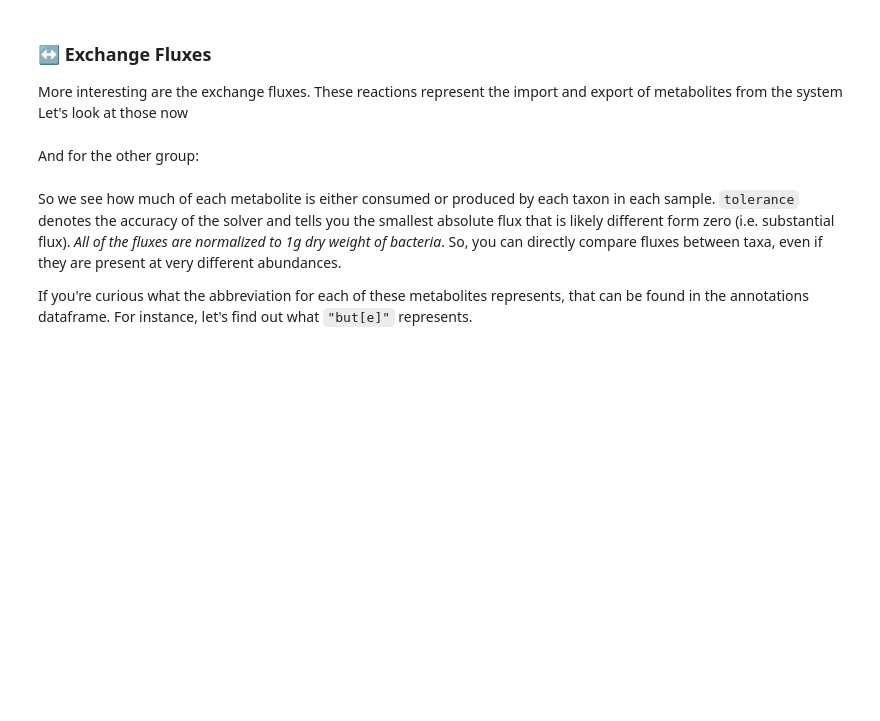
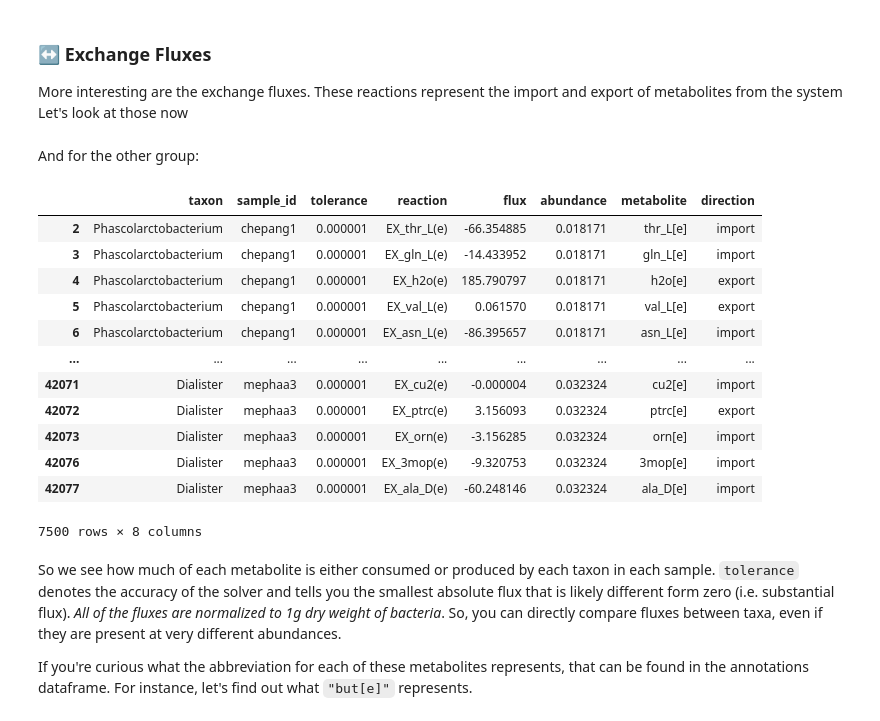
Before and after one commit to Gibbons-Lab/isb_course_2022, a Jupyter notebook: micom.ipynb, the cells around one changed output. Drawn from its saved outputs; the diff is of its cells as text; code cells hidden in the pictures; blank space fills up the shorter version.

```diff
--- a/micom.ipynb
+++ b/micom.ipynb
@@ -171,10 +224,10 @@ Great, now we have our media & our models, it's time to get growing. We'll grow
 from micom.workflows import grow
 import pickle
 
-unmatched_growth = grow(manifest, "models", unmatched_medium, tradeoff=0.5, threads=2)
+western_growth = grow(manifest, "models", western_medium, tradeoff=0.5, threads=2)
 
 # We'll save the results to a file
-pickle.dump(unmatched_growth, open("unmatched_growth.pickle", "wb"))
+pickle.dump(western_growth, open("western_growth.pickle", "wb"))
 # %% [markdown]
 If that takes too long or was aborted, we can read it in from the treasure chest.
 # %%
@@ -183,16 +236,16 @@ If that takes too long or was aborted, we can read it in from the treasure chest
 import pickle
 
 try:
-  unmatched_growth
+  western_growth
 except NameError:
-  unmatched_growth = pickle.load(open("treasure_chest/unmatched_growth.pickle", "rb"))
+  western_growth = pickle.load(open("treasure_chest/western_growth.pickle", "rb"))
 # %% [markdown]
 Now we'll do the same, but with the constructed medium representing the diet of these indigenous communities.
 # %%
 from micom.workflows import grow
 import pickle
 
-matched_growth = grow(manifest, "models", matched_medium, tradeoff=0.5, threads=2)
+traditional_growth = grow(manifest, "models", traditional_medium, tradeoff=0.5, threads=2)
 
 # We'll save the results to a file
-pickle.dump(matched_growth, open("treasure_chest/matched_growth.pickle", "wb"))
+pickle.dump(traditional_growth, open("treasure_chest/traditional_growth.pickle", "wb"))
@@ -204,9 +260,9 @@ Again, if that takes too long or was aborted, we can read it in from the treasur
 import pickle
 
 try:
-  matched_growth
+  traditional_growth
 except NameError:
-  matched_growth = pickle.load(open("treasure_chest/matched_growth.pickle", "rb"))
+  traditional_growth = pickle.load(open("treasure_chest/traditional_growth.pickle", "rb"))
 # %% [markdown]
 What kind of results did we get? Well, `grow` returns a tuple of 3 data sets:
 
@@ -230,7 +296,21 @@ unmatched_growth.exchanges
 # %% [markdown]
 And for the other group:
 # %%
-matched_growth.exchanges
+traditional_growth.exchanges
+# %% [output]
+|  | taxon | sample_id | tolerance | reaction | flux | abundance | metabolite | direction |
+| 2 | Phascolarctobacterium | chepang1 | 0.000001 | EX_thr_L(e) | -66.354885 | 0.018171 | thr_L[e] | import |
+| 3 | Phascolarctobacterium | chepang1 | 0.000001 | EX_gln_L(e) | -14.433952 | 0.018171 | gln_L[e] | import |
+| 4 | Phascolarctobacterium | chepang1 | 0.000001 | EX_h2o(e) | 185.790797 | 0.018171 | h2o[e] | export |
+| 5 | Phascolarctobacterium | chepang1 | 0.000001 | EX_val_L(e) | 0.061570 | 0.018171 | val_L[e] | export |
+| 6 | Phascolarctobacterium | chepang1 | 0.000001 | EX_asn_L(e) | -86.395657 | 0.018171 | asn_L[e] | import |
+| ... | ... | ... | ... | ... | ... | ... | ... | ... |
+| 42071 | Dialister | mephaa3 | 0.000001 | EX_cu2(e) | -0.000004 | 0.032324 | cu2[e] | import |
+| 42072 | Dialister | mephaa3 | 0.000001 | EX_ptrc(e) | 3.156093 | 0.032324 | ptrc[e] | export |
+| 42073 | Dialister | mephaa3 | 0.000001 | EX_orn(e) | -3.156285 | 0.032324 | orn[e] | import |
+| 42076 | Dialister | mephaa3 | 0.000001 | EX_3mop(e) | -9.320753 | 0.032324 | 3mop[e] | import |
+| 42077 | Dialister | mephaa3 | 0.000001 | EX_ala_D(e) | -60.248146 | 0.032324 | ala_D[e] | import |
+7500 rows × 8 columns
 # %% [markdown]
 So we see how much of each metabolite is either consumed or produced by each taxon in each sample. `tolerance` denotes the accuracy of the solver and tells you the smallest absolute flux that is likely different form zero (i.e. substantial flux). *All of the fluxes are normalized to 1g dry weight of bacteria*. So, you can directly compare fluxes between taxa, even if they are present at very different abundances.
 
```
Also changed, not shown: parts of 26 cells of this notebook, 13 other files.
